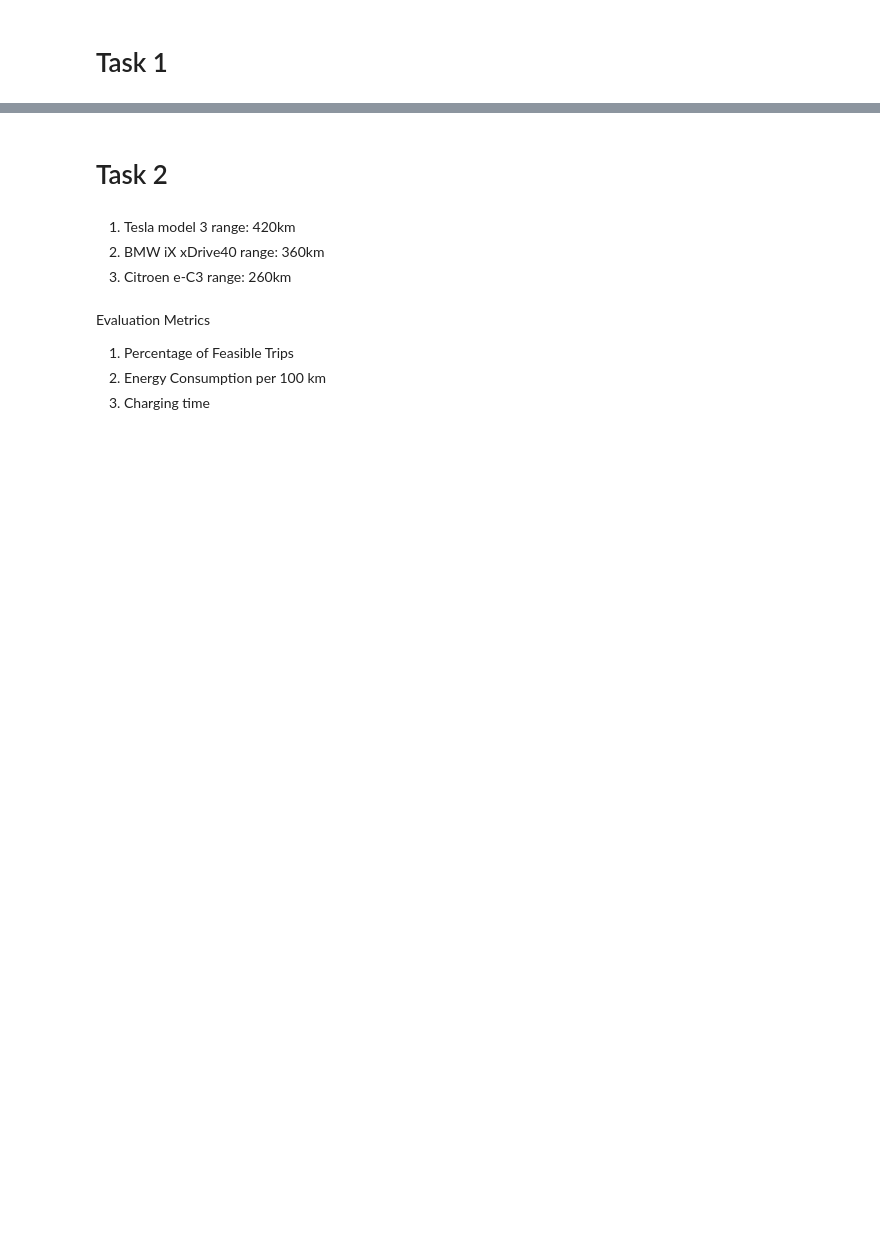
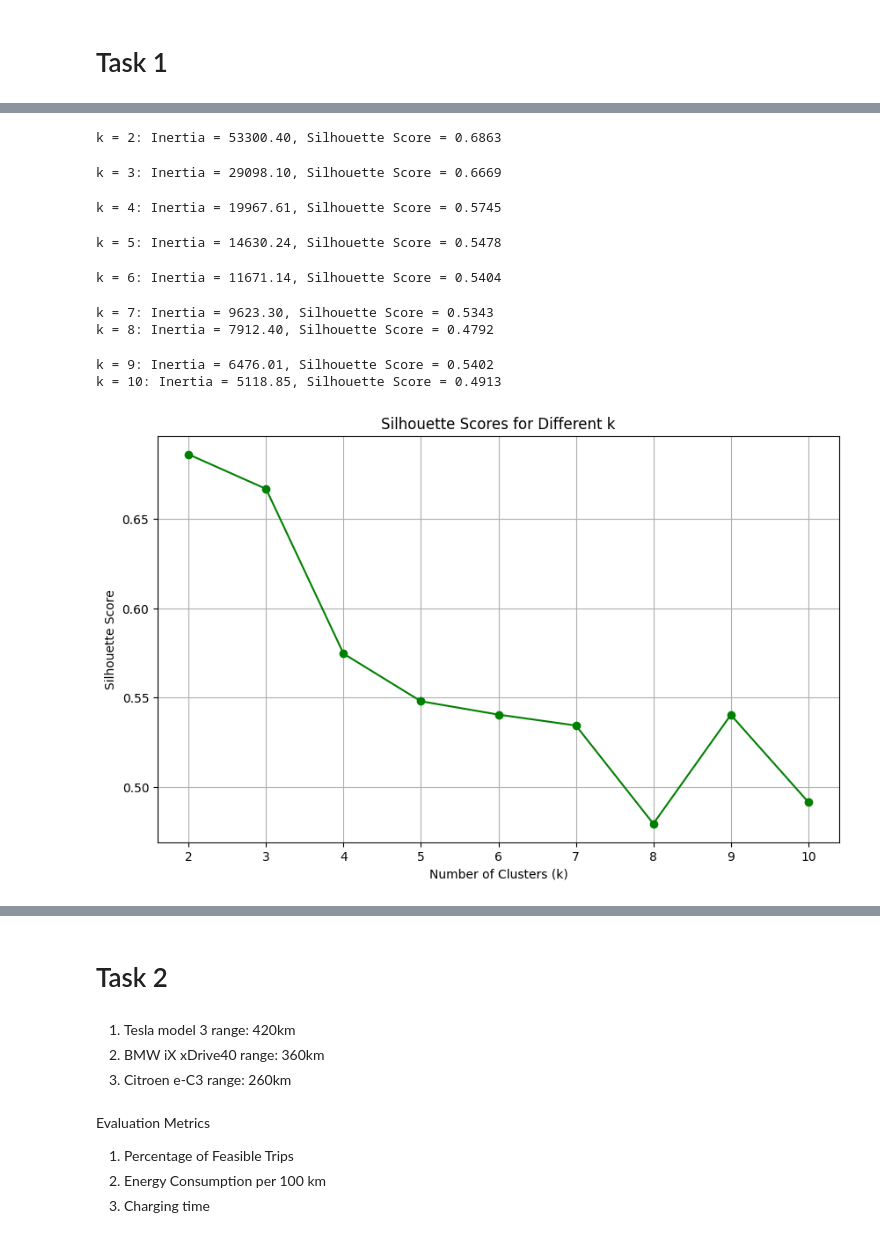
Before and after one commit to Mattiane/ICTforSmartMobilty_project, a Jupyter notebook: lab3/lab3_group18_firstPart.ipynb, the cells around one changed output, grey strips where cells are left out. Drawn from its saved outputs; the diff is of its cells as text; code cells hidden in the pictures; blank space fills up the shorter version.

```diff
--- a/lab3/lab3_group18_firstPart.ipynb
+++ b/lab3/lab3_group18_firstPart.ipynb
@@ -3,7 +3,7 @@ import pandas as pd
 import numpy as np
 import matplotlib.pyplot as plt
 
-data = pd.read_csv("Data/Unipol_dataset_lab3.csv")
+data = pd.read_csv(r"C:\Users\nepim\OneDrive - Politecnico di Torino\Documents\GitHub\ICTforSmartMobilty_project\lab3\Unipol_dataset_lab3.csv")
 data_f_dist = data[data["total_distance"] > 0.0]#distances equal to 0 are an outlier
 print(data_f_dist.shape)
 data_f_dist = data_f_dist[~((data_f_dist["total_distance"] <0.1) & (data_f_dist["road"] == "A"))]#removes 50ish trips
@@ -88,7 +104,7 @@ import pandas as pd
 import numpy as np
 import matplotlib.pyplot as plt
 
-data = pd.read_csv("Data/Unipol_dataset_lab3.csv")
+data = pd.read_csv(r"C:\Users\nepim\OneDrive - Politecnico di Torino\Documents\GitHub\ICTforSmartMobilty_project\lab3\Unipol_dataset_lab3.csv")
 data = data[data["total_distance"] > 0.0]
 data = data[~((data["total_distance"] <0.1) & (data["road"] == "A"))]
 
@@ -372,3 +474,51 @@ print(vehicle_agg.head(10))
+# %%
+from sklearn.cluster import KMeans
+from sklearn.metrics import silhouette_score
+import matplotlib.pyplot as plt
+
+
+def evaluate_kmeans_clustering(data, k_range=(2, 10), random_state=42):
+    inertia_values = []
+    silhouette_scores = []
+
+    for k in range(k_range[0], k_range[1] + 1):
+        kmeans = KMeans(n_clusters=k, random_state=random_state)
+        labels = kmeans.fit_predict(data)
+
+
+        inertia_values.append(kmeans.inertia_)
+
+
+        score = silhouette_score(data, labels)
+        silhouette_scores.append(score)
+        print(f"k = {k}: Inertia = {kmeans.inertia_:.2f}, Silhouette Score = {score:.4f}")
+
+    return inertia_values, silhouette_scores
+
+
+k_range = (2, 10)  # Evaluate for k from 2 to 10
+data_for_clustering = vehicle_agg.drop(columns=["cluster"])
+inertia_values, silhouette_scores = evaluate_kmeans_clustering(data_for_clustering, k_range)
+
+# Plot Silhouette Scores
+plt.figure(figsize=(10, 6))
+plt.plot(range(k_range[0], k_range[1] + 1), silhouette_scores, marker='o', linestyle='-', color='green')
+plt.xlabel("Number of Clusters (k)")
+plt.ylabel("Silhouette Score")
+plt.title("Silhouette Scores for Different k")
+plt.grid(True)
+plt.show()
+# %% [output]
+k = 2: Inertia = 53300.40, Silhouette Score = 0.6863
+k = 3: Inertia = 29098.10, Silhouette Score = 0.6669
+k = 4: Inertia = 19967.61, Silhouette Score = 0.5745
+k = 5: Inertia = 14630.24, Silhouette Score = 0.5478
+k = 6: Inertia = 11671.14, Silhouette Score = 0.5404
+k = 7: Inertia = 9623.30, Silhouette Score = 0.5343
+k = 8: Inertia = 7912.40, Silhouette Score = 0.4792
+k = 9: Inertia = 6476.01, Silhouette Score = 0.5402
+k = 10: Inertia = 5118.85, Silhouette Score = 0.4913
+[figure, added]
 # %%
 cluster_names = {
     0: "Urban Short Trips",
```
Also changed, not shown: parts of 42 cells of this notebook, 5 other files.
